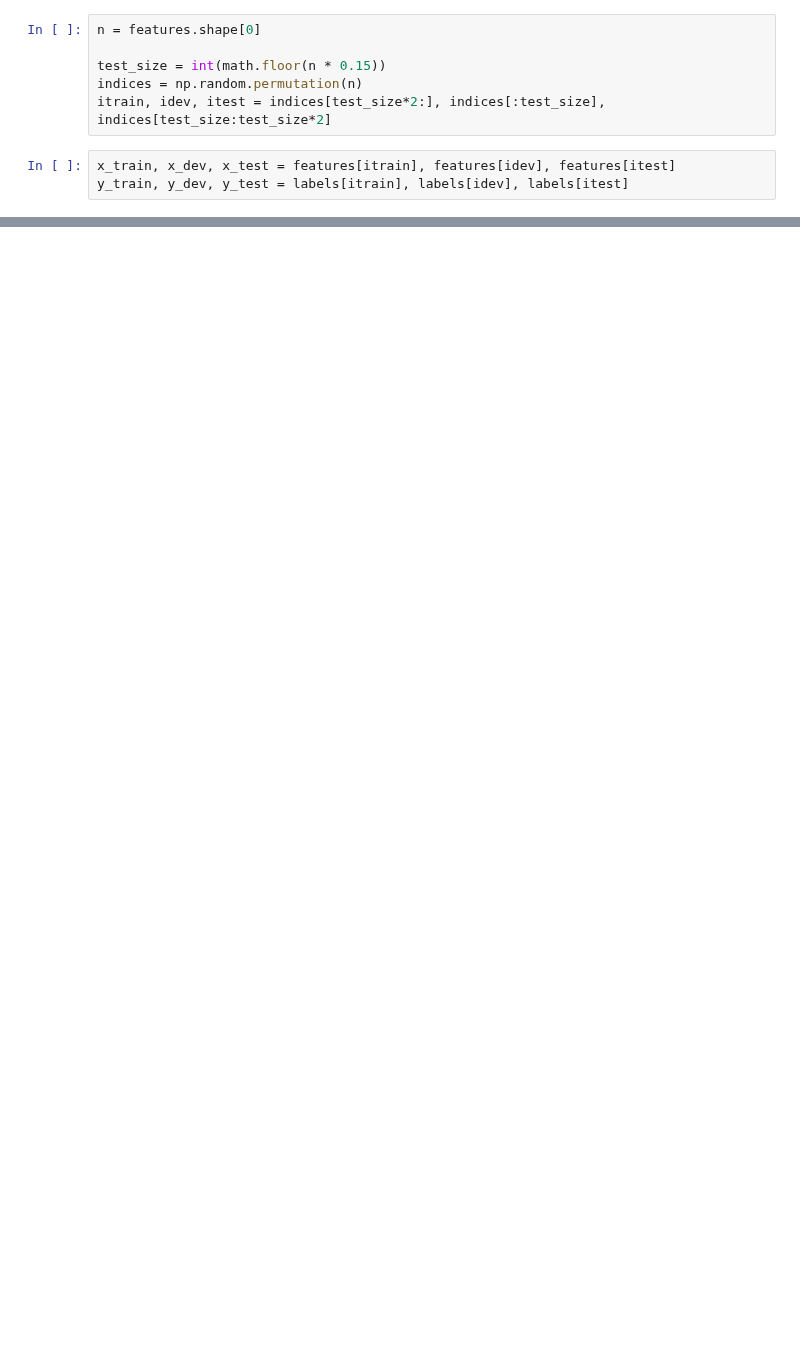
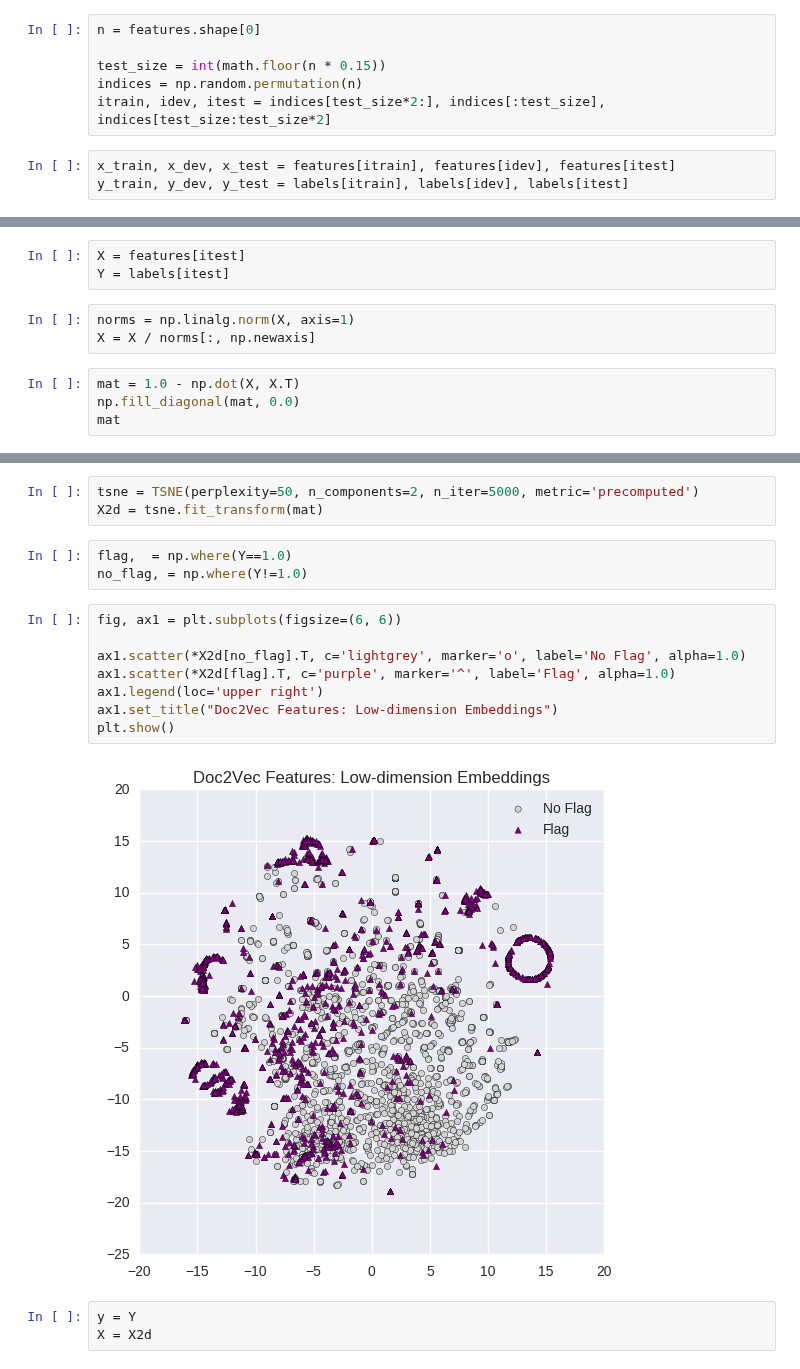
Before and after one commit to yiransheng/content-aware-ad-blocker, a Jupyter notebook: yiran-notebook/Doc2vec Clf.ipynb, the cells around one changed output, grey strips where cells are left out. Cells and saved outputs as stored; diff of their text form; blank space fills up the shorter version.

```diff
--- a/yiran-notebook/Doc2vec Clf.ipynb
+++ b/yiran-notebook/Doc2vec Clf.ipynb
@@ -61,0 +98,10 @@ rf.score(x_test, y_test)
+# %%
+X = features[itest]
+Y = labels[itest]
+# %%
+norms = np.linalg.norm(X, axis=1)
+X = X / norms[:, np.newaxis]
+# %%
+mat = 1.0 - np.dot(X, X.T)
+np.fill_diagonal(mat, 0.0)
+mat
@@ -61,0 +122,19 @@ rf.score(x_test, y_test)
+# %%
+tsne = TSNE(perplexity=50, n_components=2, n_iter=5000, metric='precomputed')
+X2d = tsne.fit_transform(mat)
+# %%
+flag,  = np.where(Y==1.0)
+no_flag, = np.where(Y!=1.0)
+# %%
+fig, ax1 = plt.subplots(figsize=(6, 6))
+
+ax1.scatter(*X2d[no_flag].T, c='lightgrey', marker='o', label='No Flag', alpha=1.0)
+ax1.scatter(*X2d[flag].T, c='purple', marker='^', label='Flag', alpha=1.0)
+ax1.legend(loc='upper right')
+ax1.set_title("Doc2Vec Features: Low-dimension Embeddings")
+plt.show()
+# %% [output]
+[figure, added]
+# %%
+y = Y
+X = X2d
```
Also changed, not shown: parts of 13 cells of this notebook, 3 other files.
